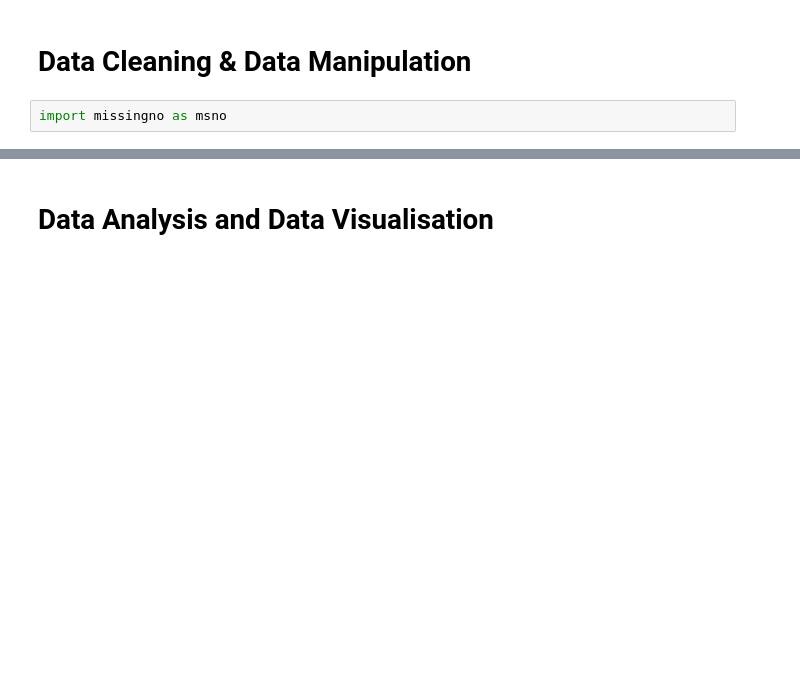
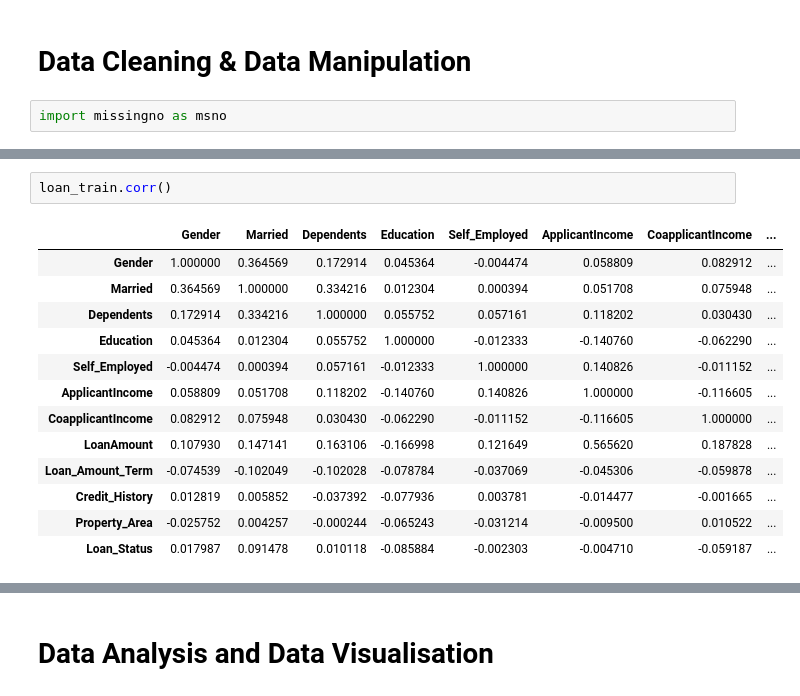
Before and after one commit to Dee-6777/Loan-prediction, a Jupyter notebook: Project_1.ipynb, the cells around one changed output, grey strips where cells are left out. Cells and saved outputs as stored; diff of their text form; blank space fills up the shorter version.

```diff
--- a/Project_1.ipynb
+++ b/Project_1.ipynb
@@ -143,0 +221,16 @@ for col in feature_col:
+# %%
+loan_train.corr()
+# %% [output]
+|  | Gender | Married | Dependents | Education | Self_Employed | ApplicantIncome | CoapplicantIncome | ... |
+| Gender | 1.000000 | 0.364569 | 0.172914 | 0.045364 | -0.004474 | 0.058809 | 0.082912 | ... |
+| Married | 0.364569 | 1.000000 | 0.334216 | 0.012304 | 0.000394 | 0.051708 | 0.075948 | ... |
+| Dependents | 0.172914 | 0.334216 | 1.000000 | 0.055752 | 0.057161 | 0.118202 | 0.030430 | ... |
+| Education | 0.045364 | 0.012304 | 0.055752 | 1.000000 | -0.012333 | -0.140760 | -0.062290 | ... |
+| Self_Employed | -0.004474 | 0.000394 | 0.057161 | -0.012333 | 1.000000 | 0.140826 | -0.011152 | ... |
+| ApplicantIncome | 0.058809 | 0.051708 | 0.118202 | -0.140760 | 0.140826 | 1.000000 | -0.116605 | ... |
+| CoapplicantIncome | 0.082912 | 0.075948 | 0.030430 | -0.062290 | -0.011152 | -0.116605 | 1.000000 | ... |
+| LoanAmount | 0.107930 | 0.147141 | 0.163106 | -0.166998 | 0.121649 | 0.565620 | 0.187828 | ... |
+| Loan_Amount_Term | -0.074539 | -0.102049 | -0.102028 | -0.078784 | -0.037069 | -0.045306 | -0.059878 | ... |
+| Credit_History | 0.012819 | 0.005852 | -0.037392 | -0.077936 | 0.003781 | -0.014477 | -0.001665 | ... |
+| Property_Area | -0.025752 | 0.004257 | -0.000244 | -0.065243 | -0.031214 | -0.009500 | 0.010522 | ... |
+| Loan_Status | 0.017987 | 0.091478 | 0.010118 | -0.085884 | -0.002303 | -0.004710 | -0.059187 | ... |
```
Also changed, not shown: parts of 70 cells of this notebook.
